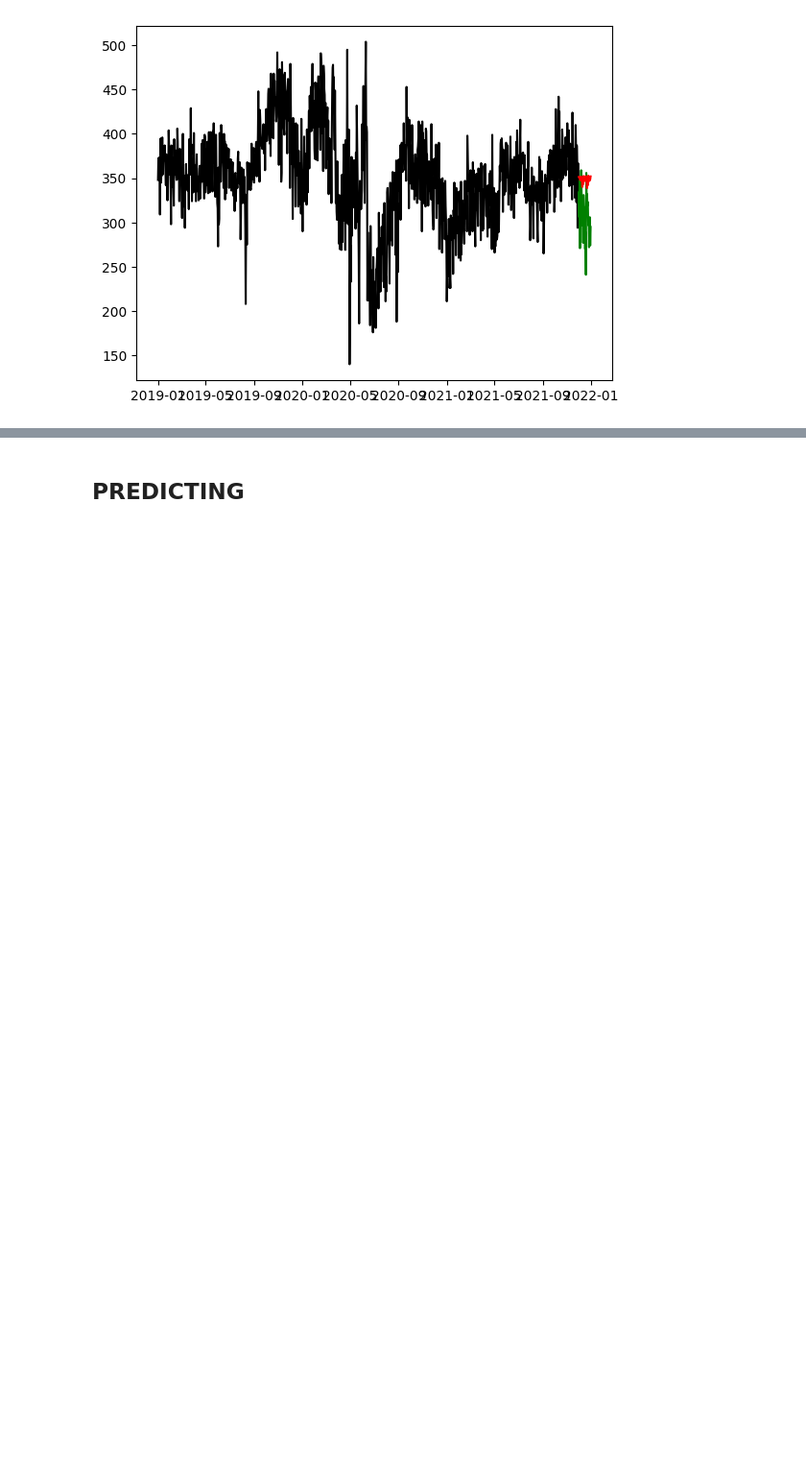
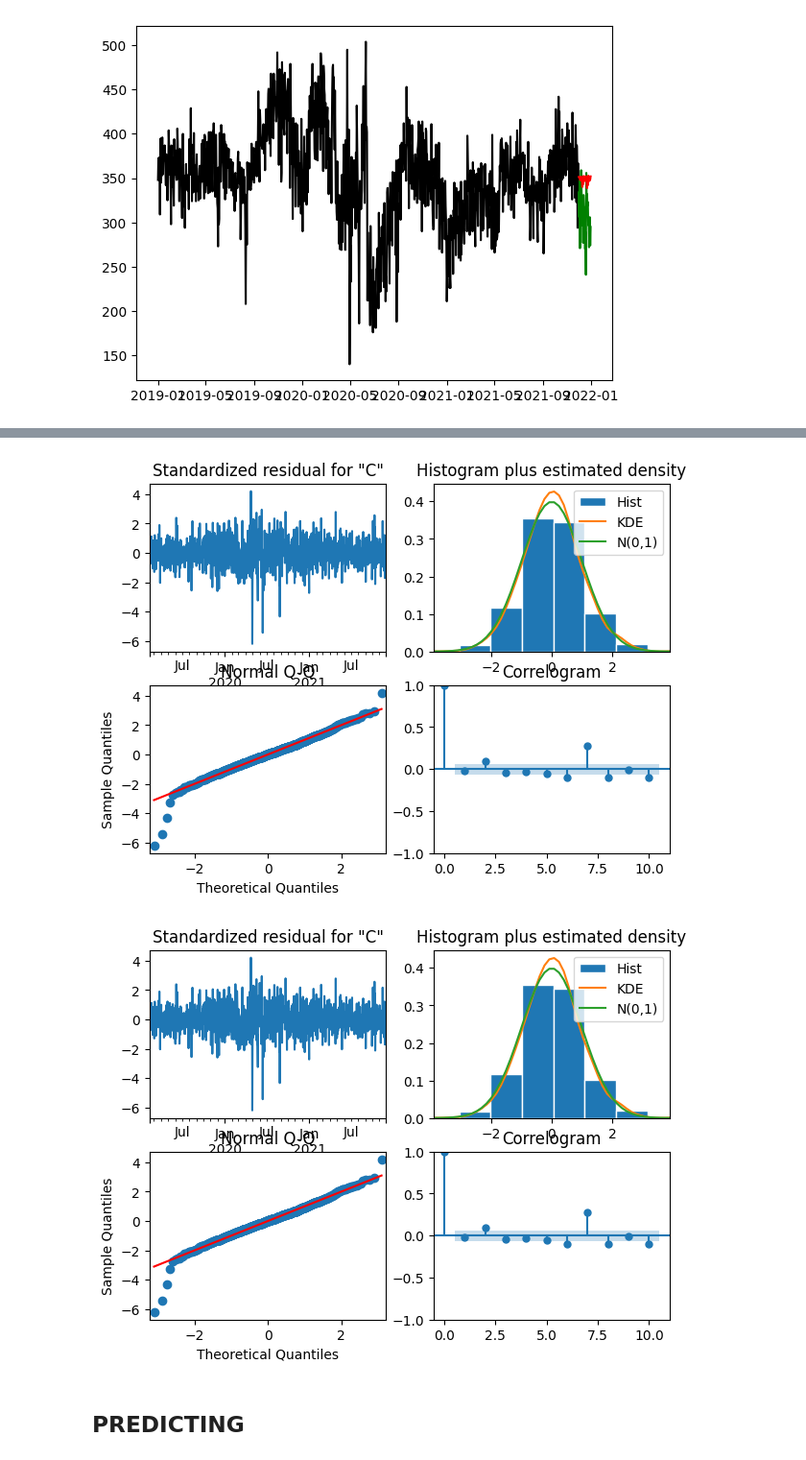
Before and after one commit to sumaiyahchinoy/er-dashboard-fyp-cronpipeline, a Jupyter notebook: TSModelling(Notebook).ipynb, the cells around one changed output, grey strips where cells are left out. Shown: that part at 96% size. Cells and saved outputs as stored; diff of their text form; code cells hidden in the pictures; blank space fills up the shorter version.

```diff
--- a/TSModelling(Notebook).ipynb
+++ b/TSModelling(Notebook).ipynb
@@ -397,3 +416,8 @@ MAPE:  13.826132829534526 %
+# %%
+SARIMAXmodel.plot_diagnostics(figsize=(7,5))
+# %% [output]
+[figure, added]
+[figure, added]
 # %% [markdown]
 <h2> PREDICTING
 # %%
```
Also changed, not shown: parts of 5 cells of this notebook.
